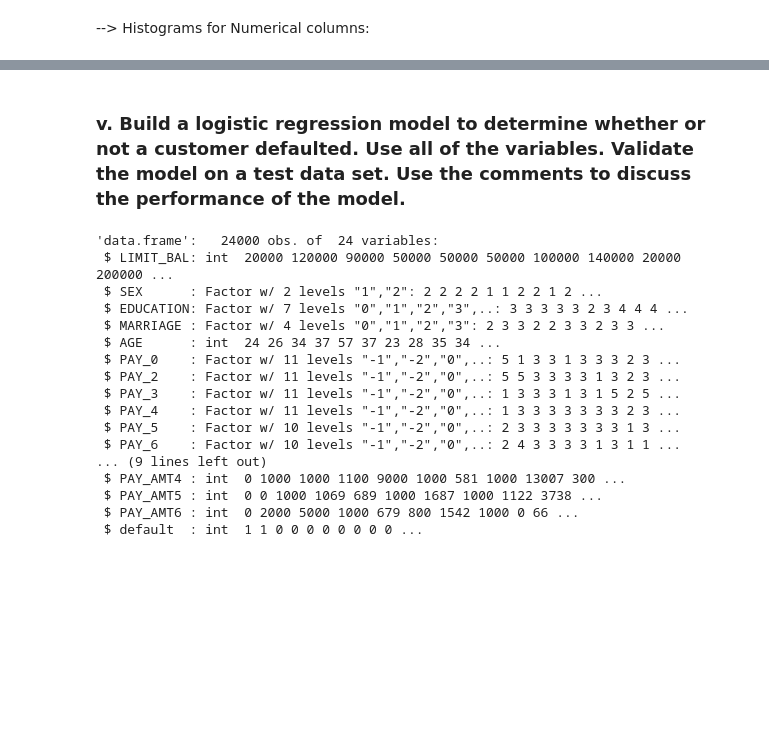
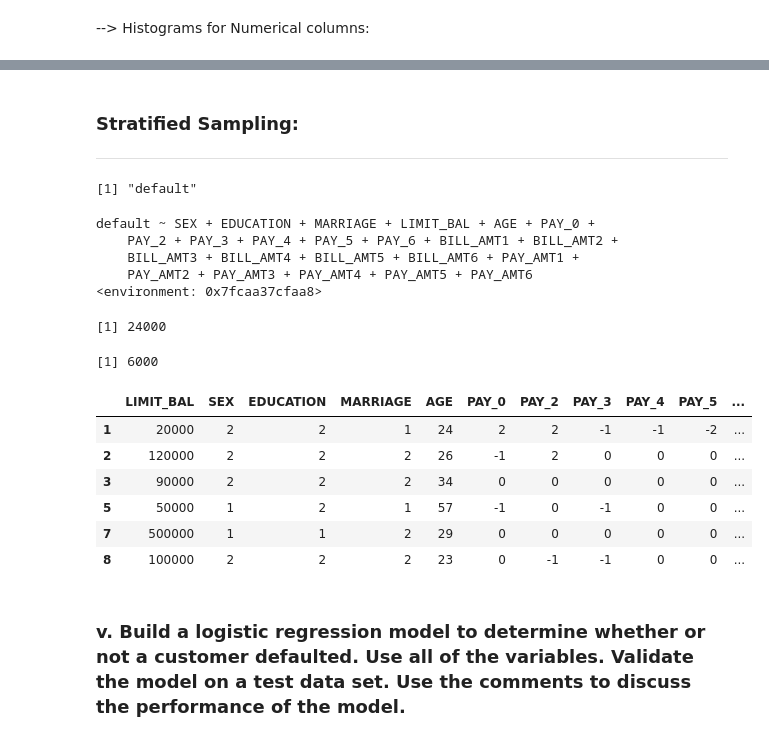
Before and after one commit to Sardhendu/Study, a Jupyter notebook: Data-Prep-Analysis/CreditDefault-Assignment-4.ipynb, the cells around one changed output, grey strips where cells are left out. Saved outputs shown, nothing was run; the diff lists cells and outputs as text; code cells hidden in the pictures; blank space fills up the shorter version.

```diff
--- a/Data-Prep-Analysis/CreditDefault-Assignment-4.ipynb
+++ b/Data-Prep-Analysis/CreditDefault-Assignment-4.ipynb
@@ -183,2 +195,32 @@ Using  as id variables
+# %% [markdown]
+### Stratified Sampling:
+-------
+# %%
+# Get the Train Test Data
+credit.featureModel1 <- bindModel(yLabel = 'default',featureSet = c(credit.nominalCols, credit.numericCols))
+credit.featureModel1
+dataOUT <- stratifiedSampling(dataIN=credit.data, sample_on_col='default', trainPrcnt = 0.8)
+
+credit.trainData <- dataOUT[[1]]
+credit.testData <- dataOUT[[2]]
+nrow(credit.trainData)
+nrow(credit.testData)
+head(credit.trainData)
+# %% [output]
+[1] "default"
+default ~ SEX + EDUCATION + MARRIAGE + LIMIT_BAL + AGE + PAY_0 +
+    PAY_2 + PAY_3 + PAY_4 + PAY_5 + PAY_6 + BILL_AMT1 + BILL_AMT2 +
+    BILL_AMT3 + BILL_AMT4 + BILL_AMT5 + BILL_AMT6 + PAY_AMT1 +
+    PAY_AMT2 + PAY_AMT3 + PAY_AMT4 + PAY_AMT5 + PAY_AMT6
+<environment: 0x7fcaa37cfaa8>
+[1] 24000
+[1] 6000
+|  | LIMIT_BAL | SEX | EDUCATION | MARRIAGE | AGE | PAY_0 | PAY_2 | PAY_3 | PAY_4 | PAY_5 | ... |
+| 1 | 20000 | 2 | 2 | 1 | 24 | 2 | 2 | -1 | -1 | -2 | ... |
+| 2 | 120000 | 2 | 2 | 2 | 26 | -1 | 2 | 0 | 0 | 0 | ... |
+| 3 | 90000 | 2 | 2 | 2 | 34 | 0 | 0 | 0 | 0 | 0 | ... |
+| 5 | 50000 | 1 | 2 | 1 | 57 | -1 | 0 | -1 | 0 | 0 | ... |
+| 7 | 500000 | 1 | 1 | 2 | 29 | 0 | 0 | 0 | 0 | 0 | ... |
+| 8 | 100000 | 2 | 2 | 2 | 23 | 0 | -1 | -1 | 0 | 0 | ... |
 # %% [markdown]
 ###  v. Build a logistic regression model to determine whether or not a customer defaulted. Use all of the variables. Validate the model on a test data set. Use the comments to discuss the performance of the model.
@@ -193,20 +226,0 @@ credit.testData <- dataOUT[[2]]
-# %%
-str(credit.trainData)
-# %% [output]
-'data.frame':   24000 obs. of  24 variables:
- $ LIMIT_BAL: int  20000 120000 90000 50000 50000 50000 100000 140000 20000 200000 ...
- $ SEX      : Factor w/ 2 levels "1","2": 2 2 2 2 1 1 2 2 1 2 ...
- $ EDUCATION: Factor w/ 7 levels "0","1","2","3",..: 3 3 3 3 3 2 3 4 4 4 ...
- $ MARRIAGE : Factor w/ 4 levels "0","1","2","3": 2 3 3 2 2 3 3 2 3 3 ...
- $ AGE      : int  24 26 34 37 57 37 23 28 35 34 ...
- $ PAY_0    : Factor w/ 11 levels "-1","-2","0",..: 5 1 3 3 1 3 3 3 2 3 ...
- $ PAY_2    : Factor w/ 11 levels "-1","-2","0",..: 5 5 3 3 3 3 1 3 2 3 ...
- $ PAY_3    : Factor w/ 11 levels "-1","-2","0",..: 1 3 3 3 1 3 1 5 2 5 ...
- $ PAY_4    : Factor w/ 11 levels "-1","-2","0",..: 1 3 3 3 3 3 3 3 2 3 ...
- $ PAY_5    : Factor w/ 10 levels "-1","-2","0",..: 2 3 3 3 3 3 3 3 1 3 ...
- $ PAY_6    : Factor w/ 10 levels "-1","-2","0",..: 2 4 3 3 3 3 1 3 1 1 ...
-... (9 lines left out)
- $ PAY_AMT4 : int  0 1000 1000 1100 9000 1000 581 1000 13007 300 ...
- $ PAY_AMT5 : int  0 0 1000 1069 689 1000 1687 1000 1122 3738 ...
- $ PAY_AMT6 : int  0 2000 5000 1000 679 800 1542 1000 0 66 ...
- $ default  : int  1 1 0 0 0 0 0 0 0 0 ...
```
Also changed, not shown: parts of 15 cells of this notebook, 2 other files.
